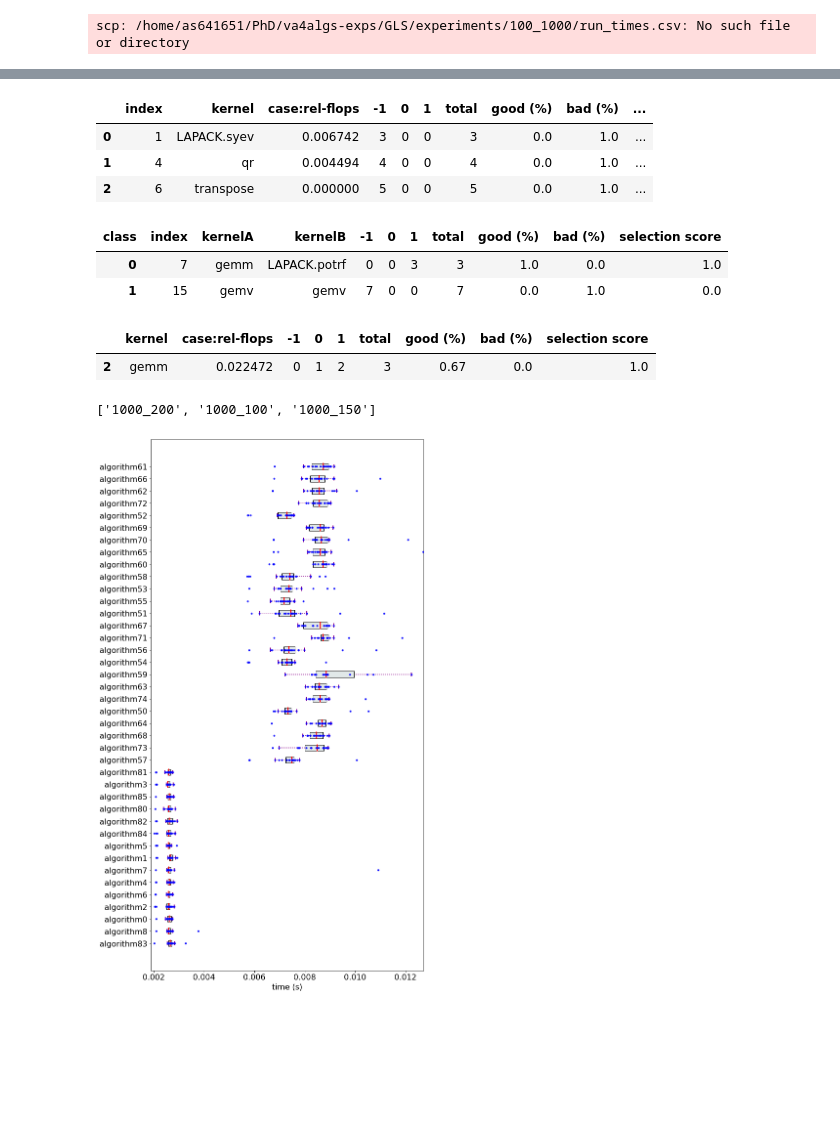
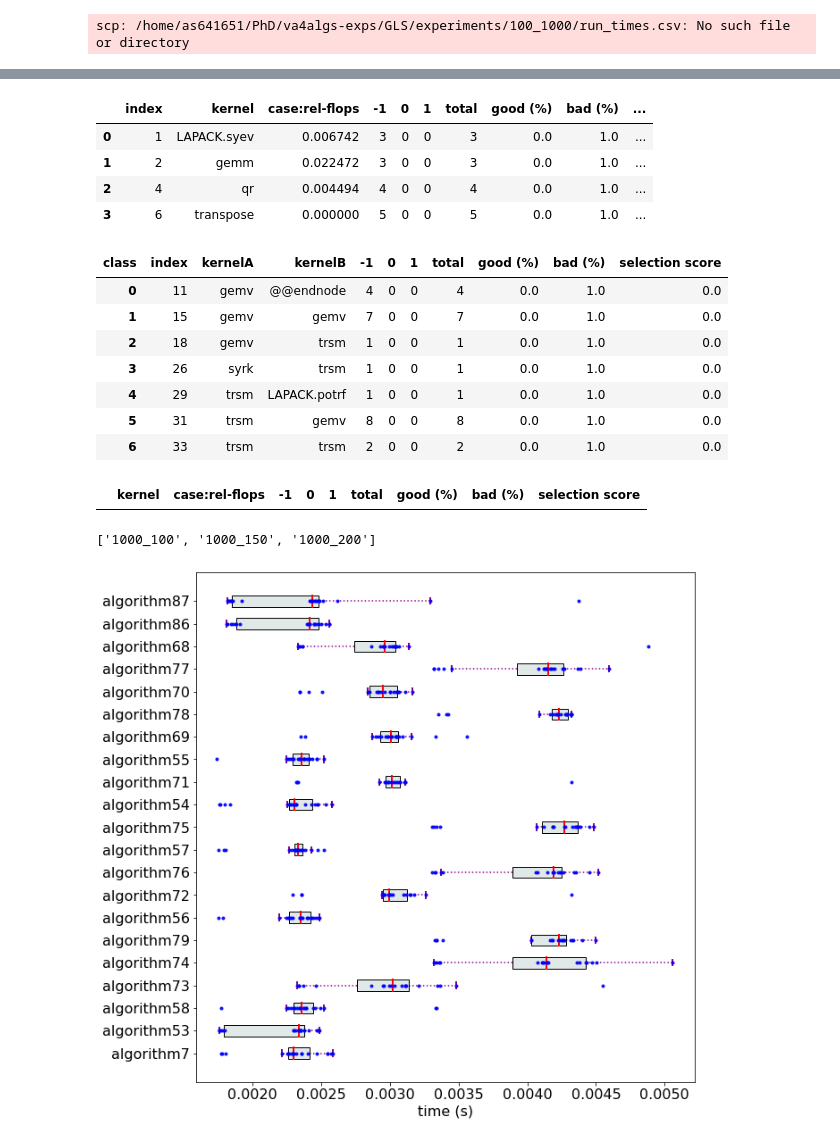
Before and after one commit to as641651/va4algs, a Jupyter notebook: examples/test_data_analyzer.ipynb, the cells around one changed output, grey strips where cells are left out. Drawn from its saved outputs; the diff is of its cells as text; code cells hidden in the pictures; blank space fills up the shorter version.

```diff
--- a/examples/test_data_analyzer.ipynb
+++ b/examples/test_data_analyzer.ipynb
@@ -30,9 +32,9 @@ scp as641651@login18-1.hpc.itc.rwth-aachen.de:~/PhD/va4algs-exps/GLS/experiments
 Command '['scp', 'as641651@login18-1.hpc.itc.rwth-aachen.de:~/PhD/va4algs-exps/GLS/experiments/100_1000/run_times.csv', 'linnea/GLS/cluster-data/100_1000']' returned non-zero exit status 1.
 scp: /home/as641651/PhD/va4algs-exps/GLS/experiments/100_1000/run_times.csv: No such file or directory
 # %%
-de.q_min = 25
-de.q_max = 75
-# de.q_min = 0
-# de.q_max = 0
+# de.q_min = 25
+# de.q_max = 75
+de.q_min = 50
+de.q_max = 50
 de.bRankReliable = False
 de.prepare_data_for_analysis(clear=False)
@@ -43,33 +49,41 @@ da.discover_kernel_rules()
 # %% [output]
 |  | index | kernel | case:rel-flops | -1 | 0 | 1 | total | good (%) | bad (%) | ... |
 | 0 | 1 | LAPACK.syev | 0.006742 | 3 | 0 | 0 | 3 | 0.0 | 1.0 | ... |
-| 1 | 4 | qr | 0.004494 | 4 | 0 | 0 | 4 | 0.0 | 1.0 | ... |
-| 2 | 6 | transpose | 0.000000 | 5 | 0 | 0 | 5 | 0.0 | 1.0 | ... |
+| 1 | 2 | gemm | 0.022472 | 3 | 0 | 0 | 3 | 0.0 | 1.0 | ... |
+| 2 | 4 | qr | 0.004494 | 4 | 0 | 0 | 4 | 0.0 | 1.0 | ... |
+| 3 | 6 | transpose | 0.000000 | 5 | 0 | 0 | 5 | 0.0 | 1.0 | ... |
 # %%
 da.discover_relations_rules()
 # %% [output]
 | class | index | kernelA | kernelB | -1 | 0 | 1 | total | good (%) | bad (%) | selection score |
-| 0 | 7 | gemm | LAPACK.potrf | 0 | 0 | 3 | 3 | 1.0 | 0.0 | 1.0 |
+| 0 | 11 | gemv | @@endnode | 4 | 0 | 0 | 4 | 0.0 | 1.0 | 0.0 |
 | 1 | 15 | gemv | gemv | 7 | 0 | 0 | 7 | 0.0 | 1.0 | 0.0 |
+| 2 | 18 | gemv | trsm | 1 | 0 | 0 | 1 | 0.0 | 1.0 | 0.0 |
+| 3 | 26 | syrk | trsm | 1 | 0 | 0 | 1 | 0.0 | 1.0 | 0.0 |
+| 4 | 29 | trsm | LAPACK.potrf | 1 | 0 | 0 | 1 | 0.0 | 1.0 | 0.0 |
+| 5 | 31 | trsm | gemv | 8 | 0 | 0 | 8 | 0.0 | 1.0 | 0.0 |
+| 6 | 33 | trsm | trsm | 2 | 0 | 0 | 2 | 0.0 | 1.0 | 0.0 |
 # %%
 da.discover_kernel_anomalies()
 # %% [output]
 |  | kernel | case:rel-flops | -1 | 0 | 1 | total | good (%) | bad (%) | selection score |
-| 2 | gemm | 0.022472 | 0 | 1 | 2 | 3 | 0.67 | 0.0 | 1.0 |
 # %%
-kernel = 'LAPACK.syev'
+#kernel = 'LAPACK.syev'
+#kernel = 'transpose'
+kernel = 'gemm'
 ops = da.find_operands_on_cl(-1, kernel)
 ops
 # %% [output]
-['1000_200', '1000_100', '1000_150']
+['1000_100', '1000_150', '1000_200']
 # %%
 #de.data_vcs[ops[-1]].get_dfg_minus_best_worst()
 # %%
-a1 = de.get_algs_with_kernel(ops[-1], kernel)
-a2 = de.get_best_algs(ops[-1])
-fig = de.visualize_box_plots(ops[-1], a2+a1, scale=0.5)
+op_str = '1000_100'
+a1 = de.get_algs_with_kernel(op_str, kernel)
+a2 = de.get_best_algs(op_str)
+fig = de.visualize_box_plots(op_str, a2+a1, scale=0.5)
 # %% [output]
-[figure, old version]
+[figure, new version]
 # %%
 # kernelA = "trsm"
 # kernelB = "trsm"
```
Also changed, not shown: parts of 7 cells of this notebook, 17 other files.
